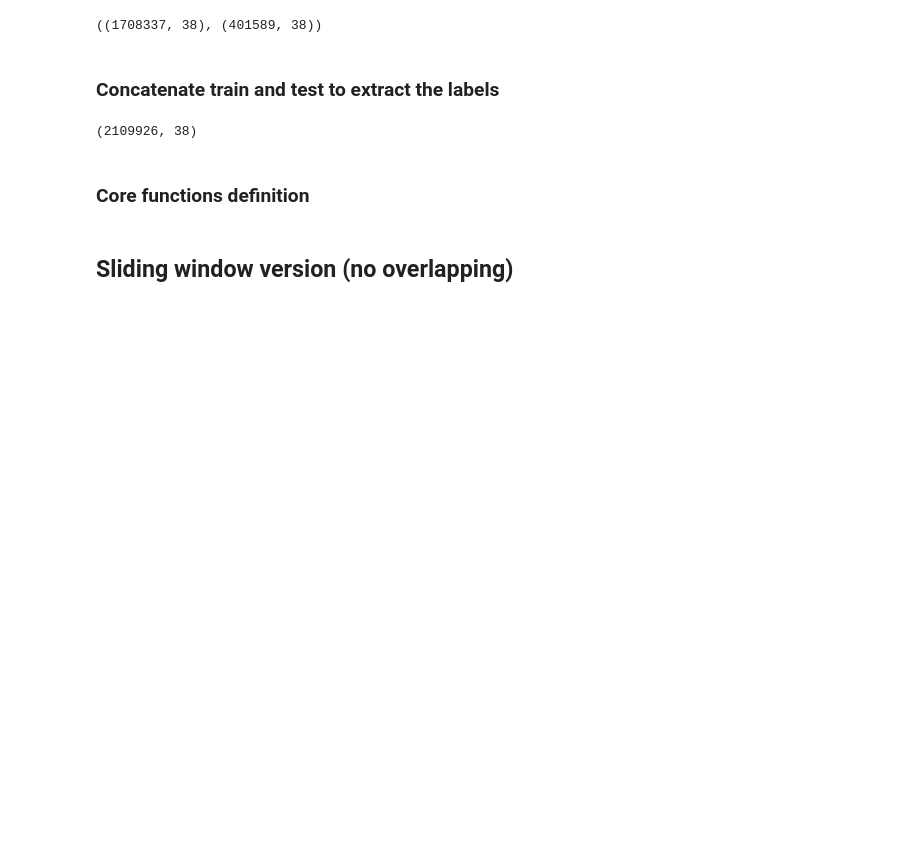
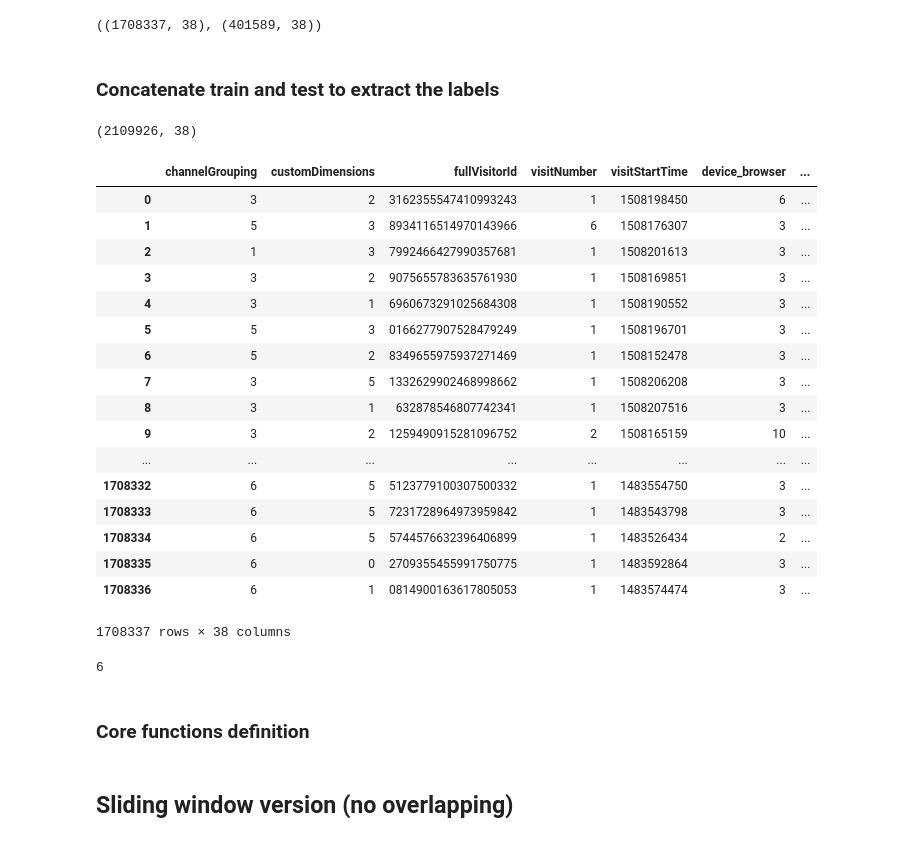
Before and after one commit to TacchinoLeso/GoogleAnalyticsCustomerRevenue, a Jupyter notebook: Version_2/(4)Dataframe_Label_Factory.ipynb, the cells around one changed output. Saved outputs shown, nothing was run; the diff lists cells and outputs as text; code cells hidden in the pictures; blank space fills up the shorter version.

```diff
--- a/Version_2/(4)Dataframe_Label_Factory.ipynb
+++ b/Version_2/(4)Dataframe_Label_Factory.ipynb
@@ -44,6 +44,32 @@ total_df = pd.concat([train_df, test_df])
 total_df.shape
 # %% [output]
 (2109926, 38)
+# %%
+train_df
+# %% [output]
+|  | channelGrouping | customDimensions | fullVisitorId | visitNumber | visitStartTime | device_browser | ... |
+| 0 | 3 | 2 | 3162355547410993243 | 1 | 1508198450 | 6 | ... |
+| 1 | 5 | 3 | 8934116514970143966 | 6 | 1508176307 | 3 | ... |
+| 2 | 1 | 3 | 7992466427990357681 | 1 | 1508201613 | 3 | ... |
+| 3 | 3 | 2 | 9075655783635761930 | 1 | 1508169851 | 3 | ... |
+| 4 | 3 | 1 | 6960673291025684308 | 1 | 1508190552 | 3 | ... |
+| 5 | 5 | 3 | 0166277907528479249 | 1 | 1508196701 | 3 | ... |
+| 6 | 5 | 2 | 8349655975937271469 | 1 | 1508152478 | 3 | ... |
+| 7 | 3 | 5 | 1332629902468998662 | 1 | 1508206208 | 3 | ... |
+| 8 | 3 | 1 | 632878546807742341 | 1 | 1508207516 | 3 | ... |
+| 9 | 3 | 2 | 1259490915281096752 | 2 | 1508165159 | 10 | ... |
+| ... | ... | ... | ... | ... | ... | ... | ... |
+| 1708332 | 6 | 5 | 5123779100307500332 | 1 | 1483554750 | 3 | ... |
+| 1708333 | 6 | 5 | 7231728964973959842 | 1 | 1483543798 | 3 | ... |
+| 1708334 | 6 | 5 | 5744576632396406899 | 1 | 1483526434 | 2 | ... |
+| 1708335 | 6 | 0 | 2709355455991750775 | 1 | 1483592864 | 3 | ... |
+| 1708336 | 6 | 1 | 0814900163617805053 | 1 | 1483574474 | 3 | ... |
+1708337 rows × 38 columns
+# %%
+temp_id = '3162355547410993243'
+train_df[train_df.fullVisitorId == temp_id].device_browser.values[0]
+# %% [output]
+6
 # %% [markdown]
 ### Core functions definition
 # %%
```
Also changed, not shown: parts of 12 cells of this notebook, 7 other files.
